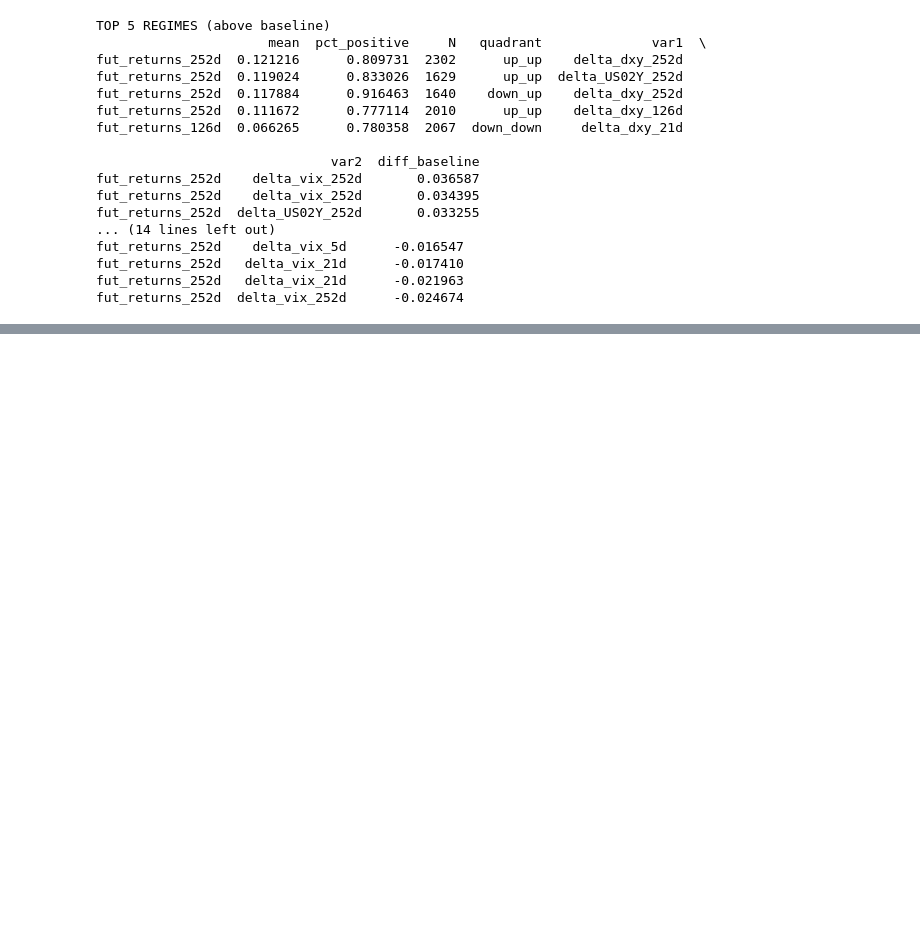
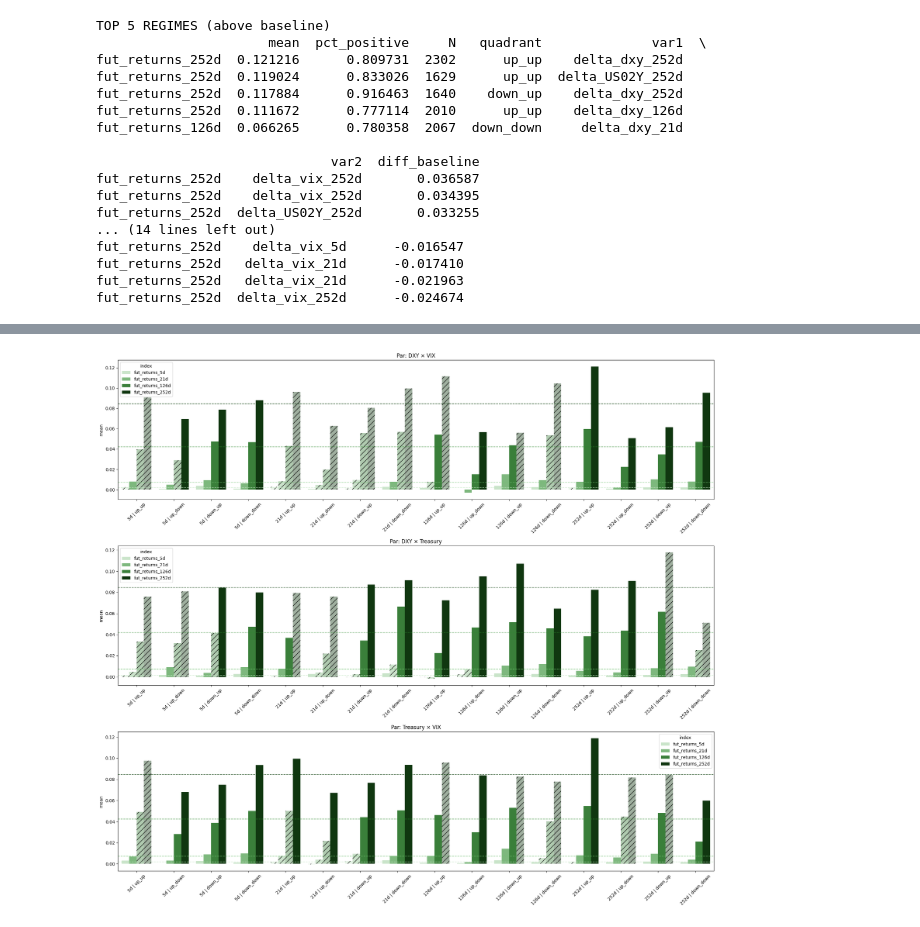
Before and after one commit to BrunoPPivetti/intermaket_cycle_analysis---dxy-stocks-and-vix, a Jupyter notebook: intermarket_analysis.ipynb, the cells around one changed output, grey strips where cells are left out. Cells and saved outputs as stored; diff of their text form; code cells hidden in the pictures; blank space fills up the shorter version.

```diff
--- a/intermarket_analysis.ipynb
+++ b/intermarket_analysis.ipynb
@@ -421,0 +441,59 @@ plt.show()
+# %%
+# cores = {
+#     'fut_returns_5d':   '#c6e8c6',
+#     'fut_returns_21d':  '#74c274',
+#     'fut_returns_126d': '#2e8b2e',
+#     'fut_returns_252d': '#0a3d0a',
+# }
+
+fig, axes = plt.subplots(3, 1, figsize=(20, 18))
+
+horizons= ['fut_returns_5d', 'fut_returns_21d',
+              'fut_returns_126d', 'fut_returns_252d']
+
+colors_list = ['#c6e8c6', '#74c274', '#2e8b2e', '#0a3d0a']
+
+for ax, (pair_anme, df_par) in zip(axes, pairs.items()):
+
+    # reset index to have horizon as column
+    df_plot = df_par.reset_index()
+    df_plot = df_plot.rename(columns={'Date': 'horizon'})
+
+
+
+    df_plot['short_regime'] = (df_plot['var1'].str.extract(r'_(\d+d)')[0] +
+                                ' | ' + df_plot['quadrant'])
+
+    sns.barplot(
+        data=df_plot,
+        x='short_regime',
+        y='mean',
+        hue='index',
+        palette=colors_list,
+        ax=ax
+    )
+
+    # linha do baseline para cada horizonte
+    baseline_means = {
+        'fut_returns_5d':   0.001775,
+        'fut_returns_21d':  0.007151,
+        'fut_returns_126d': 0.042235,
+        'fut_returns_252d': 0.084629
+    }
+    for horizon, color, baseline in zip(horizons, colors_list, baseline_means.values()):
+        ax.axhline(y=baseline, color=color, linestyle='--', linewidth=1.2, alpha=0.8)
+
+    # hachura nas barras não significativas
+    for bar, (_, row) in zip(ax.patches, df_plot.iterrows()):
+        if not row['significant']:
+            bar.set_hatch('//')
+            bar.set_alpha(0.4)
+
+    ax.set_title(f'Par: {pair_anme}')
+    ax.set_xlabel('')
+    ax.tick_params(axis='x', rotation=45)
+
+plt.tight_layout()
+plt.show()
+# %% [output]
+[figure, added]
```
Also changed, not shown: parts of 1 cell of this notebook.
